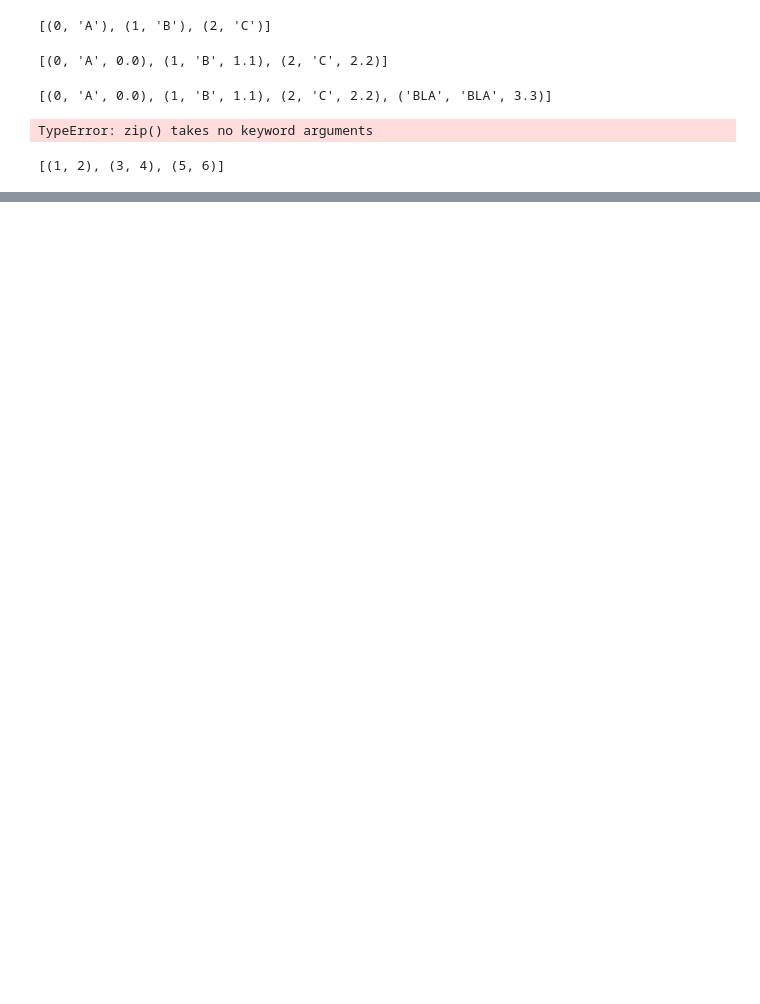
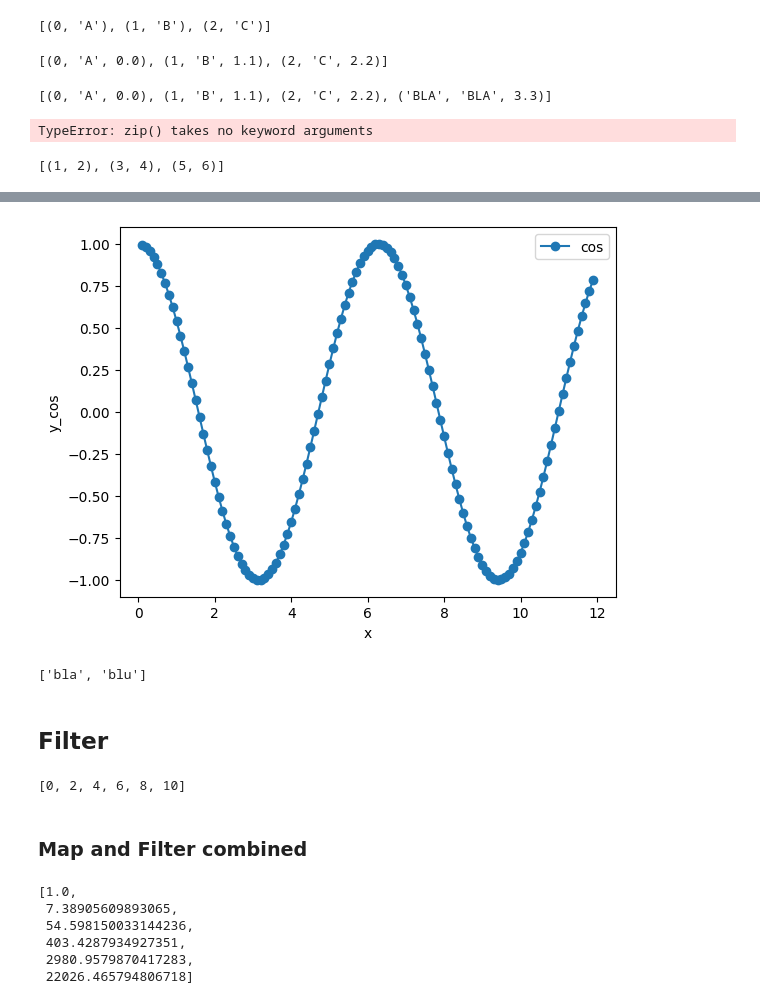
Before and after one commit to fbw-p22-e3-assignments/live-code, a Jupyter notebook: python-basic/COLLECTIONS/collection_live_code.ipynb, the cells around one changed output, grey strips where cells are left out. Cells and saved outputs as stored; diff of their text form; code cells hidden in the pictures; blank space fills up the shorter version.

```diff
--- a/python-basic/COLLECTIONS/collection_live_code.ipynb
+++ b/python-basic/COLLECTIONS/collection_live_code.ipynb
@@ -587,0 +717,56 @@ A_transposed = list(zip(*A))
+# %%
+import math
+
+def exp(x):
+    return math.exp(x)
+
+def cos(x):
+    return math.cos(x)
+
+
+x = [i/10 for i in range(1,120)]
+y = list(map(exp, x))
+y_cos = list(map(cos, x))
+
+#list(zip(x,y))
+# %%
+import matplotlib.pyplot as plt
+
+plt.plot(x, y_cos, marker='o', label="cos")
+plt.legend()
+plt.xlabel('x')
+plt.ylabel('y_cos')
+plt.show()
+# %% [output]
+[figure, added]
+# %%
+list_of_t = [(1, 'bla'), (2, 'blu')]
+
+def get_second(item):
+    return item[1]
+
+list(map(get_second, list_of_t))
+# %% [output]
+['bla', 'blu']
+# %% [markdown]
+## Filter
+# %%
+list2 = [0,1,2,3,4,5,6,7,8,9,10]
+
+def filter_helper(item):
+    return item % 2 == 0
+
+list(filter(filter_helper, list2))
+# %% [output]
+[0, 2, 4, 6, 8, 10]
+# %% [markdown]
+### Map and Filter combined
+# %%
+list(map(exp, filter(filter_helper, list2)))
+# %% [output]
+[1.0,
+ 7.38905609893065,
+ 54.598150033144236,
+ 403.4287934927351,
+ 2980.9579870417283,
+ 22026.465794806718]
```
Also changed, not shown: parts of 34 cells of this notebook, 6 other files.
